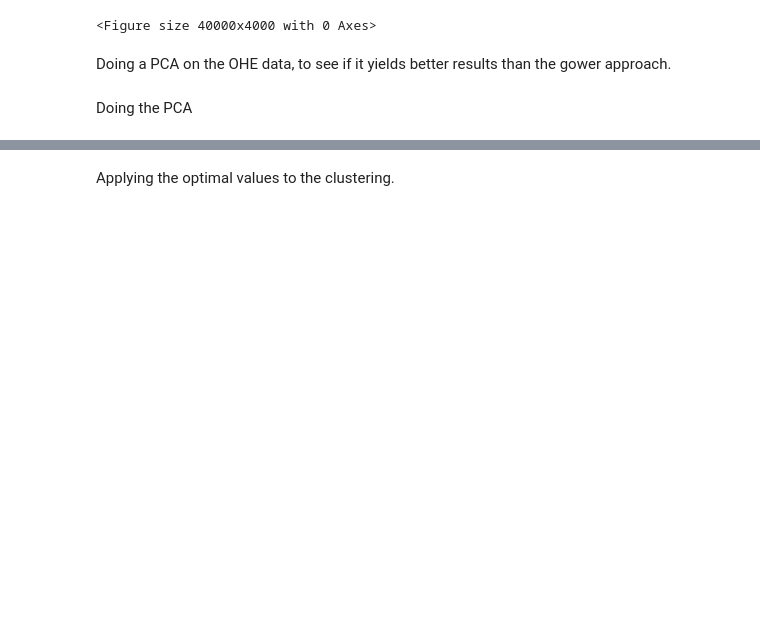
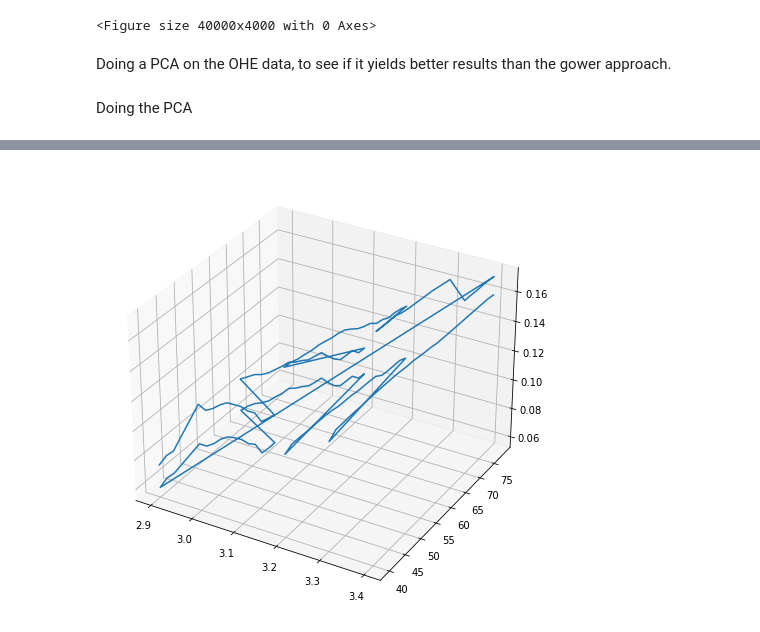
Before and after one commit to MaxIG1/unsupervised_learning_DLBDSMLUSL01, a Jupyter notebook: Analysis.ipynb, the cells around one changed output, grey strips where cells are left out. Drawn from its saved outputs; the diff is of its cells as text; code cells hidden in the pictures; blank space fills up the shorter version.

```diff
--- a/Analysis.ipynb
+++ b/Analysis.ipynb
@@ -1077,32 +1075,34 @@ min_sampe_list = [x for x in range(2, 80 , 2)]
 # %%
 eps_list = []
-for i in np.linspace(1.0, 10.0, num=20):
+for i in np.linspace(2.0, 4.0, num=21):
     eps_list.append(i.round(2))
 
-min_sampe_list = [x for x in range(2, 80 , 2)]
+min_sampe_list = [x for x in range(40, 80 , 2)]
+
 
 data_all = []
-for eps_value in eps_list:
+
+for df_name in pca_applied_dict_df:
+    for eps_value in eps_list:
         data1 = []
         data2 = []
         for min_sample in min_sampe_list:
             dbscan_cluster = DBSCAN(eps=eps_value,
                             min_samples=min_sample,
-                            metric='euclidean')
+                            metric="euclidean")
 
-            dbscan_cluster.fit(df_ohe_pca_performed)
+            dbscan_cluster.fit(pca_applied_dict_df[x])
 
-            df_ohe_pca_performed["cluster"] = dbscan_cluster.labels_
-            no_of_clusters = df_ohe_pca_performed["cluster"].nunique()
+            pca_applied_dict_df[df_name]["cluster"] = dbscan_cluster.labels_
+            no_of_clusters = pca_applied_dict_df[df_name]["cluster"].nunique()
 
+            data1.append(df_name)
             data1.append(eps_value)
             data1.append(min_sample)
             score = np.nan
             try:
-                score = metrics.silhouette_score(df_ohe_pca_performed, dbscan_cluster.labels_)
+                score = metrics.silhouette_score(pca_applied_dict_df[df_name], dbscan_cluster.labels_)
             except: ValueError
-
-
             data1.append(no_of_clusters)
             data1.append(score)
 
@@ -1110,8 +1110,12 @@ for eps_value in eps_list:
             data2 = [data1]
             data_all.extend(data2)
             data1 = []
-            date2 = []
 
-df_silhouette_score_pca = pd.DataFrame(data_all, columns=['eps_value', 'min_sample', '# of clusters', 'score'])
+
+df_silhouette_score_pca = pd.DataFrame(data_all, columns=["df_name", 'eps_value', 'min_sample', '# of clusters', 'score'])
+
 df_silhouette_score_pca  = df_silhouette_score_pca[df_silhouette_score_pca['score'].notna()]
-df_silhouette_score_pca.loc[df_silhouette_score_pca['score'].idxmax()]
+df_silhouette_score_pca = df_silhouette_score_pca.loc[df_silhouette_score_pca['# of clusters'] > 2]
+
+for x in pca_applied_dict_df:
+    pca_applied_dict_df[x].drop(columns= "cluster", inplace=True)
@@ -1168,2 +1121,0 @@ df_silhouette_score = pd.DataFrame(data_all, columns=["df_name", 'eps_value', 'm
-# %% [markdown]
-Applying the optimal values to the clustering.
@@ -1188,0 +1122,13 @@ if  300 < sample_cluster_n_1 or sample_cluster_0 < 300 or sample_cluster_1 < 300
+# %%
+fig = plt.figure(figsize=(8,8))
+ax = fig.add_subplot(111, projection='3d')
+
+x=df_silhouette_score_pca["eps_value"]
+y=df_silhouette_score_pca["min_sample"]
+z=df_silhouette_score_pca["score"]
+
+ax.plot(x,y,z)
+
+plt.show()
+# %% [output]
+[figure, added]
```
Also changed, not shown: parts of 48 cells of this notebook.
